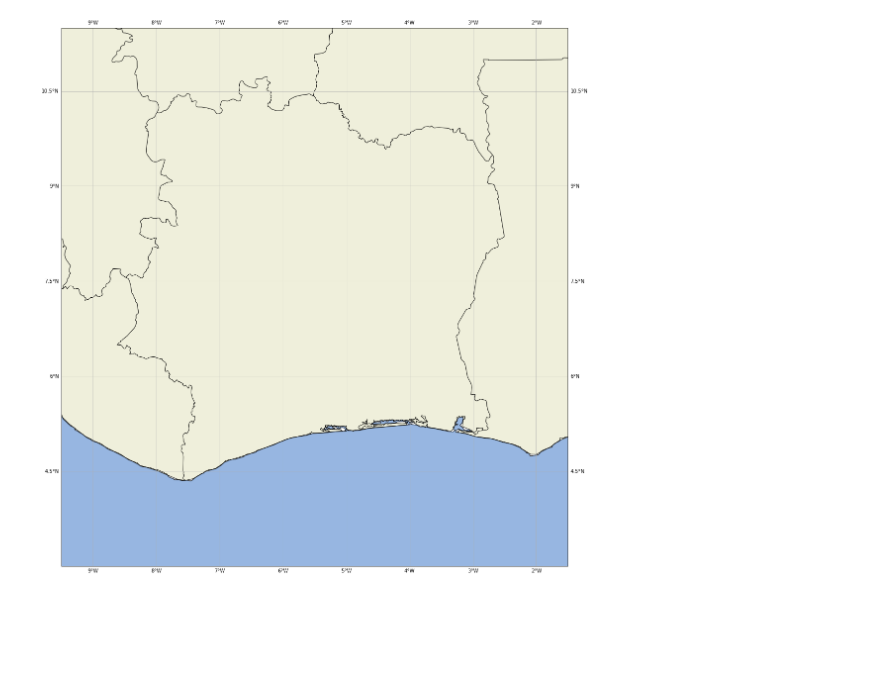
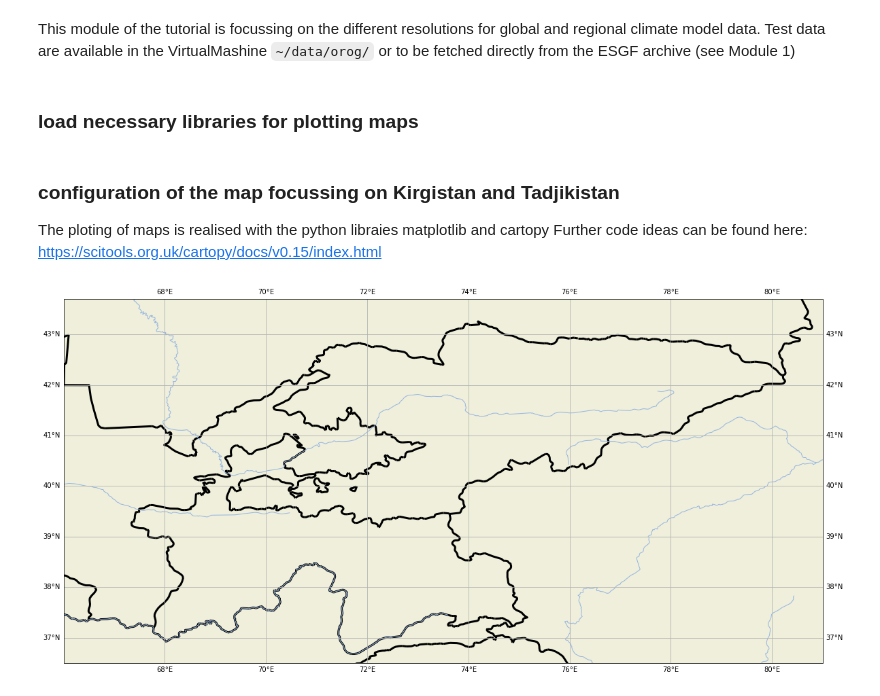
Before and after one commit to nilshempelmann/climdatatutorial, a Jupyter notebook: docs/source/notebooks/CMIP_resolution.ipynb, the cells around one changed output. Cells and saved outputs as stored; diff of their text form; code cells hidden in the pictures; blank space fills up the shorter version.

Commit message:
updating Climate data resolution

```diff
--- a/docs/source/notebooks/CMIP_resolution.ipynb
+++ b/docs/source/notebooks/CMIP_resolution.ipynb
@@ -5,2 +3,7 @@ A visualisation of grid resolution differences for CMIP5 and CMIP6 data
+# %% [markdown]
+This module of the tutorial is focussing on the different resolutions for global and regional climate model data.
+Test data are available in the VirtualMashine ``~/data/orog/`` or to be fetched directly from the ESGF archive (see Module 1)
+# %% [markdown]
+### load necessary libraries for plotting maps
 # %%
 from matplotlib import pyplot as plt
@@ -19,36 +20,50 @@ linewidth=0.001
+# %% [markdown]
+### configuration of the map focussing on Kirgistan and Tadjikistan
+
+The ploting of maps is realised with the python libraies matplotlib and cartopy
+Further code ideas can be found here: https://scitools.org.uk/cartopy/docs/v0.15/index.html
 # %%
+# NaturalEarthFeature is an open data source providing general data like catchment areas
+
 land_50m = cfeature.NaturalEarthFeature('physical', 'land', '50m', # Valid scales are "110m", "50m", and "10m".
                                         edgecolor='k',
                                         facecolor=cfeature.COLORS['land'])
+
+# defining a colorsceem
+cmap='gist_earth_r'
+
+# extent of the map (lat0, lat1, lon0, lon1)
+extent=(66.0 , 81 , 36.5, 43.7)
+linewidth=0.001
 # %%
+# defining a new graphic
 fig = plt.figure( figsize=(20,20 ), facecolor='w', edgecolor='k')
+# fig.tight_layout()
 
-# fig.tight_layout()
+# setting projections and extent of the map
 ax = plt.axes(projection=ccrs.PlateCarree())
+ax.set_extent(extent)
 
-ax.set_extent(extent)
-# ax.add_feature(cfeature.BORDERS, linewidth=5, )
+# ax = plt.axes(projection=ccrs.Orthographic(central_longitude=70.0, central_latitude=40.0, globe=None))
 
+
+# defining some features to be seen in the map:
 ax.add_feature(land_50m)
 # ax.add_feature(cfeature.LAKES)
 ax.add_feature(cfeature.OCEAN)
-ax.add_feature(cfeature.BORDERS)
+ax.add_feature(cfeature.BORDERS, linewidth=3,)
 ax.add_feature(cfeature.COASTLINE)
-# ax.add_feature(cfeature.RIVERS)
+ax.add_feature(cfeature.RIVERS)
 
-#     ax.coastlines(resolution='50m')
-#     ax.lakes()# add_feature(cfeature.LAKES)
-#     ax.add_feature(cfeature.RIVERS)
 ax.gridlines(draw_labels=True)
 # ax.stock_img()
-# ax.background_img(name='BM', resolution='low')
-# ax.bluemarble()
 ax.xaxis.set_ticks_position('bottom')
 ax.yaxis.set_ticks_position('left')
 
+# save the graphic as a png:
+plt.savefig(fname='/home/testuser/Pictures/map_country_overview.png')
 
-# plt.savefig(fname='../pics/map.png')
-
+# show the result
 plt.show()
 # %% [output]
-[figure, old version]
+[figure, new version]
```
Also changed, not shown: parts of 18 cells of this notebook, 1 other file.
